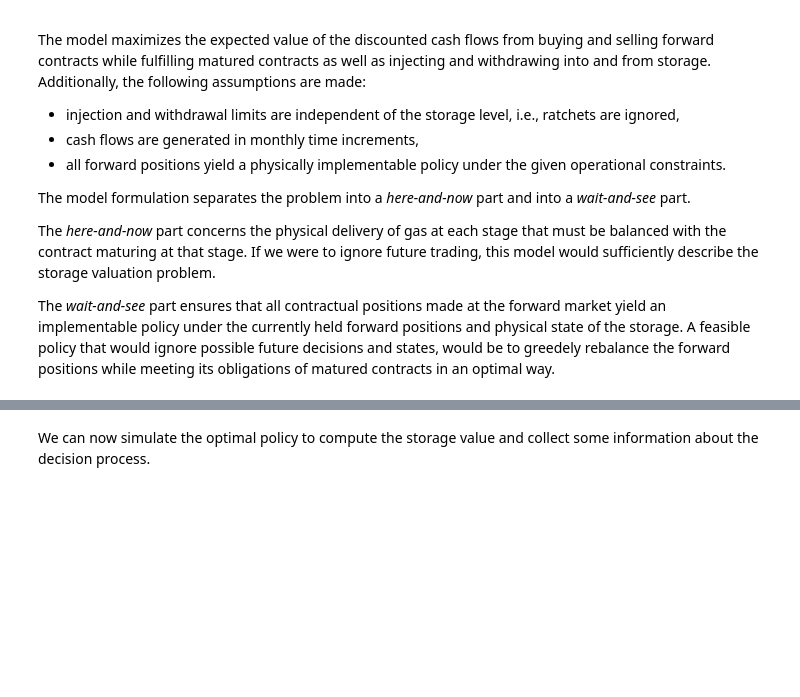
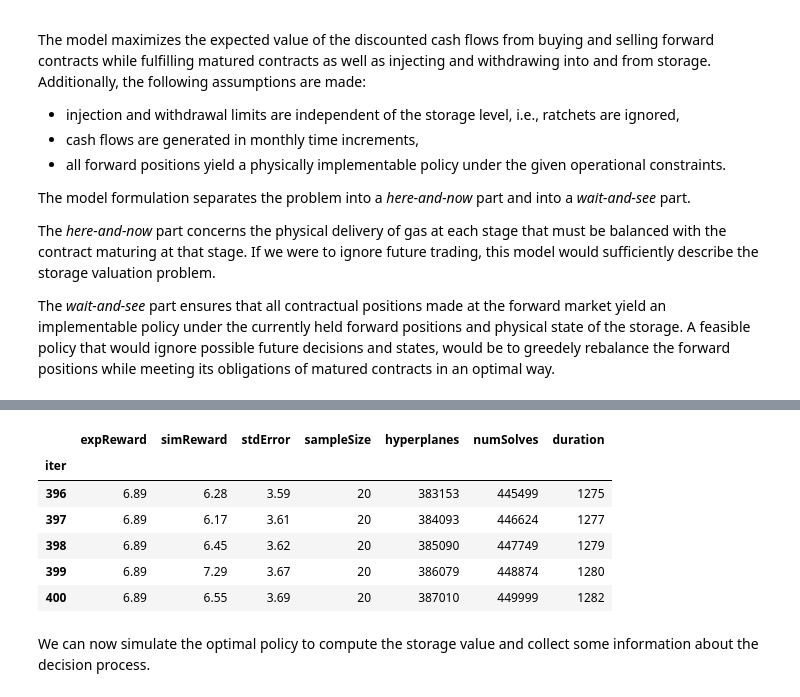
Before and after one commit to TerryNick/quasar-samples, a Jupyter notebook: gas/GasStorageValuation.ipynb, the cells around one changed output, grey strips where cells are left out. Saved outputs shown, nothing was run; the diff lists cells and outputs as text; code cells hidden in the pictures; blank space fills up the shorter version.

```diff
--- a/gas/GasStorageValuation.ipynb
+++ b/gas/GasStorageValuation.ipynb
@@ -123,8 +132,16 @@ opt_exp.stats.tail()
 # %%
-opt_exp = DynamicOptimizer(model, lattice, linear_solver='clp',remove_redundant_hyperplanes=False)
+opt_exp = DynamicOptimizer(model, lattice, linear_solver='CLP',remove_redundant_hyperplanes=False)
 opt_exp.solve(min_iterations=400,max_iterations=400)
 opt_exp.join()
 opt_exp.stats.tail()
+# %% [output]
+|  | expReward | simReward | stdError | sampleSize | hyperplanes | numSolves | duration |
+| iter |  |  |  |  |  |  |  |
+| 396 | 6.89 | 6.28 | 3.59 | 20 | 383153 | 445499 | 1275 |
+| 397 | 6.89 | 6.17 | 3.61 | 20 | 384093 | 446624 | 1277 |
+| 398 | 6.89 | 6.45 | 3.62 | 20 | 385090 | 447749 | 1279 |
+| 399 | 6.89 | 7.29 | 3.67 | 20 | 386079 | 448874 | 1280 |
+| 400 | 6.89 | 6.55 | 3.69 | 20 | 387010 | 449999 | 1282 |
 # %% [markdown]
 We can now simulate the optimal policy to compute the storage value and collect some information about the decision process.
 # %%
```
Also changed, not shown: parts of 10 cells of this notebook, 3 other files.
